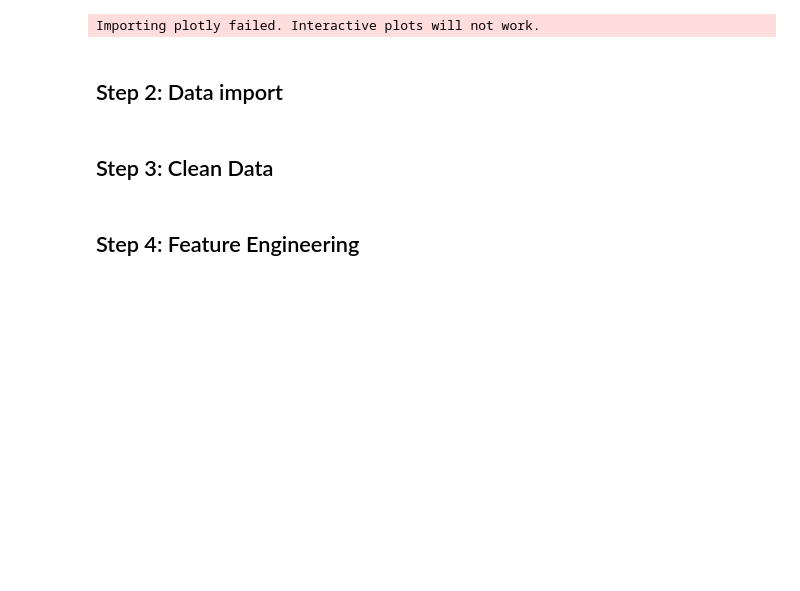
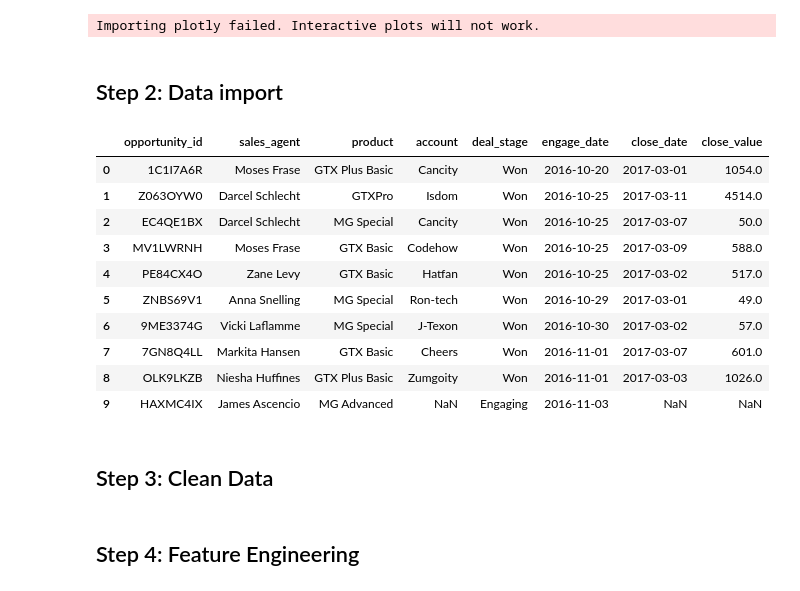
Before and after one commit to Sayocroft/sales-ops-auto, a Jupyter notebook: forecast_revenue.ipynb, the cells around one changed output. Cells and saved outputs as stored; diff of their text form; code cells hidden in the pictures; blank space fills up the shorter version.

```diff
--- a/forecast_revenue.ipynb
+++ b/forecast_revenue.ipynb
@@ -70,6 +42,20 @@ Importing plotly failed. Interactive plots will not work.
 # %%
 data_path = '/Users/sayo/personal_projects/sales-ops-auto/data'
 pipeline_df = pd.read_csv(os.path.join(data_path, 'sales_pipeline.csv'))
+# %%
+pipeline_df.head(10)
+# %% [output]
+|  | opportunity_id | sales_agent | product | account | deal_stage | engage_date | close_date | close_value |
+| 0 | 1C1I7A6R | Moses Frase | GTX Plus Basic | Cancity | Won | 2016-10-20 | 2017-03-01 | 1054.0 |
+| 1 | Z063OYW0 | Darcel Schlecht | GTXPro | Isdom | Won | 2016-10-25 | 2017-03-11 | 4514.0 |
+| 2 | EC4QE1BX | Darcel Schlecht | MG Special | Cancity | Won | 2016-10-25 | 2017-03-07 | 50.0 |
+| 3 | MV1LWRNH | Moses Frase | GTX Basic | Codehow | Won | 2016-10-25 | 2017-03-09 | 588.0 |
+| 4 | PE84CX4O | Zane Levy | GTX Basic | Hatfan | Won | 2016-10-25 | 2017-03-02 | 517.0 |
+| 5 | ZNBS69V1 | Anna Snelling | MG Special | Ron-tech | Won | 2016-10-29 | 2017-03-01 | 49.0 |
+| 6 | 9ME3374G | Vicki Laflamme | MG Special | J-Texon | Won | 2016-10-30 | 2017-03-02 | 57.0 |
+| 7 | 7GN8Q4LL | Markita Hansen | GTX Basic | Cheers | Won | 2016-11-01 | 2017-03-07 | 601.0 |
+| 8 | OLK9LKZB | Niesha Huffines | GTX Plus Basic | Zumgoity | Won | 2016-11-01 | 2017-03-03 | 1026.0 |
+| 9 | HAXMC4IX | James Ascencio | MG Advanced | NaN | Engaging | 2016-11-03 | NaN | NaN |
 # %% [markdown]
 ## Step 3: Clean Data
 # %%
```
Also changed, not shown: parts of 9 cells of this notebook, 7 other files.
